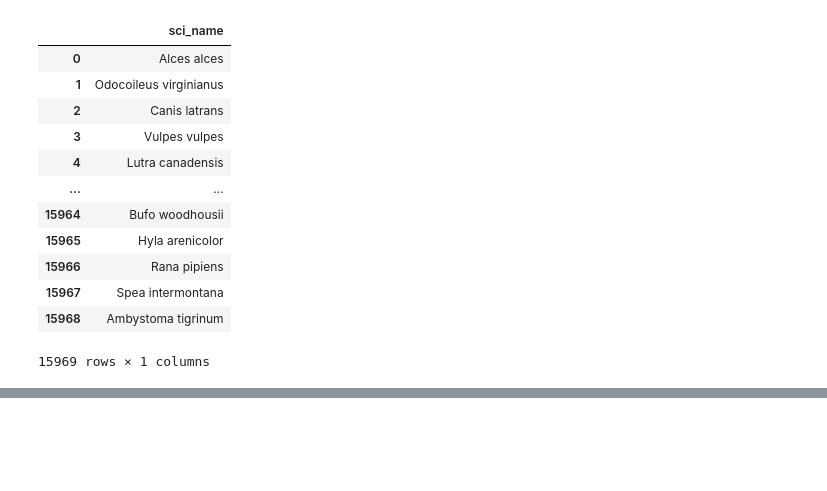
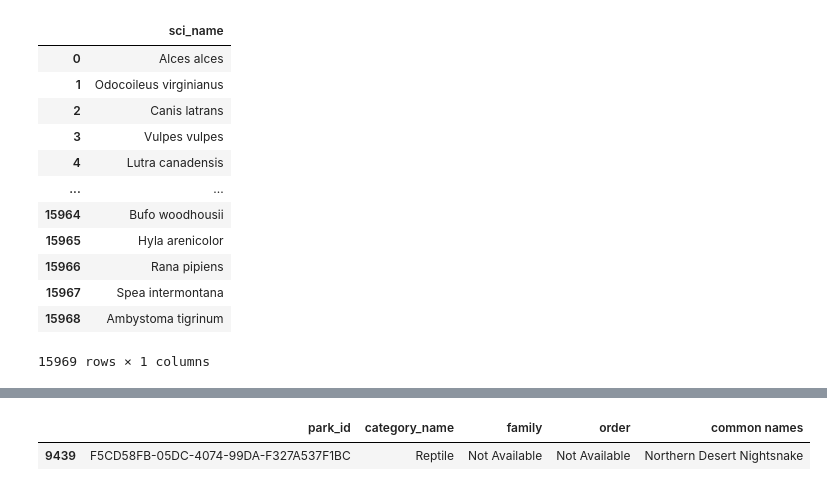
Before and after one commit to adriana-icasiano/National_Parks_Information_Tool, a Jupyter notebook: Park_Species_Data.ipynb, the cells around one changed output, grey strips where cells are left out. Cells and saved outputs as stored; diff of their text form; code cells hidden in the pictures; blank space fills up the shorter version.

```diff
--- a/Park_Species_Data.ipynb
+++ b/Park_Species_Data.ipynb
@@ -444,0 +497,3 @@ sci_name.to_csv("Resources/sci_name.csv")
+# %%
+#Fill all null values with "Not Available"
+new_park_species.fillna('Not Available', inplace=True)
@@ -444,0 +505,6 @@ sci_name.to_csv("Resources/sci_name.csv")
+# %%
+#Confirm replacement
+new_park_species.iloc[[9439]]
+# %% [output]
+|  | park_id | category_name | family | order | common names |
+| 9439 | F5CD58FB-05DC-4074-99DA-F327A537F1BC | Reptile | Not Available | Not Available | Northern Desert Nightsnake |
```
Also changed, not shown: parts of 5 cells of this notebook, 1 other file.
